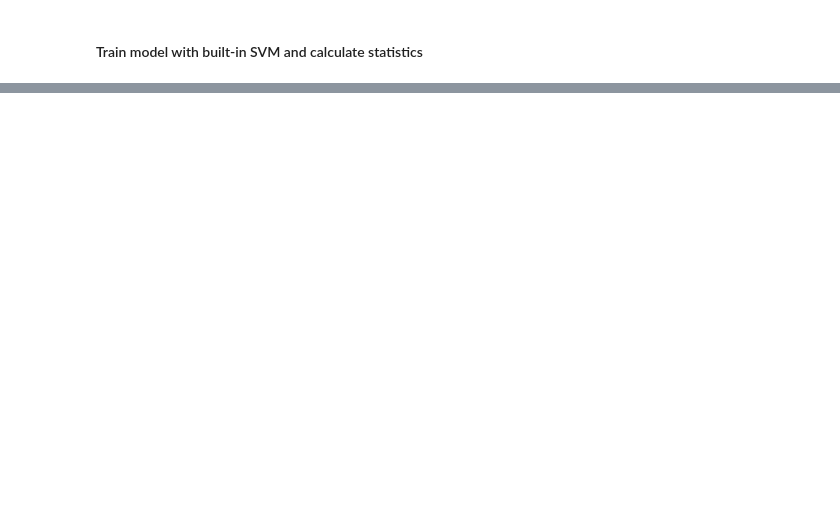
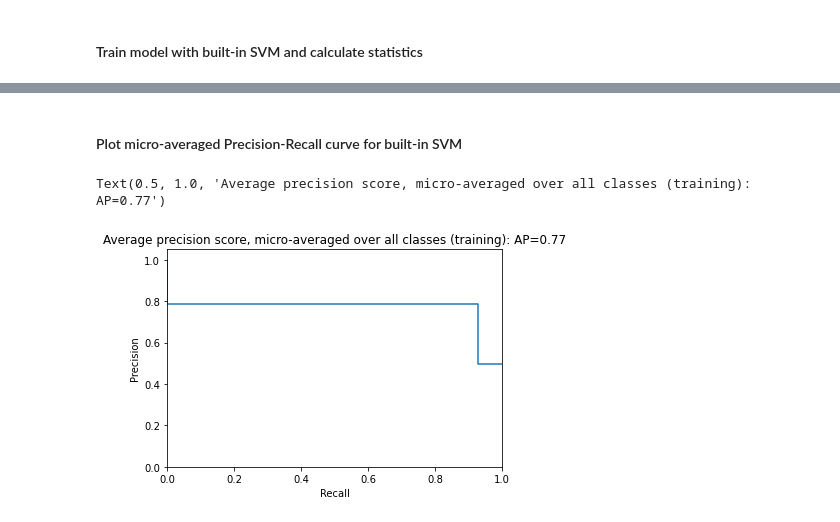
Before and after one commit to sallahbaksh/Stroke-EDA-Predictor, a Jupyter notebook: SVM.ipynb, the cells around one changed output, grey strips where cells are left out. Saved outputs shown, nothing was run; the diff lists cells and outputs as text; code cells hidden in the pictures; blank space fills up the shorter version.

```diff
--- a/SVM.ipynb
+++ b/SVM.ipynb
@@ -308,0 +387,16 @@ F-measure:  84.21970357454228 %
+# %% [markdown]
+#### Plot micro-averaged Precision-Recall curve for built-in SVM
+# %%
+plt.figure()
+plt.step(recall_['micro'], precision_['micro'], where='post')
+
+plt.xlabel('Recall')
+plt.ylabel('Precision')
+plt.ylim([0.0, 1.05])
+plt.xlim([0.0, 1.0])
+plt.title(
+    'Average precision score, micro-averaged over all classes (training): AP={0:0.2f}'
+    .format(average_precision_["micro"]))
+# %% [output]
+Text(0.5, 1.0, 'Average precision score, micro-averaged over all classes (training): AP=0.77')
+[figure, added]
```
Also changed, not shown: parts of 13 cells of this notebook.
